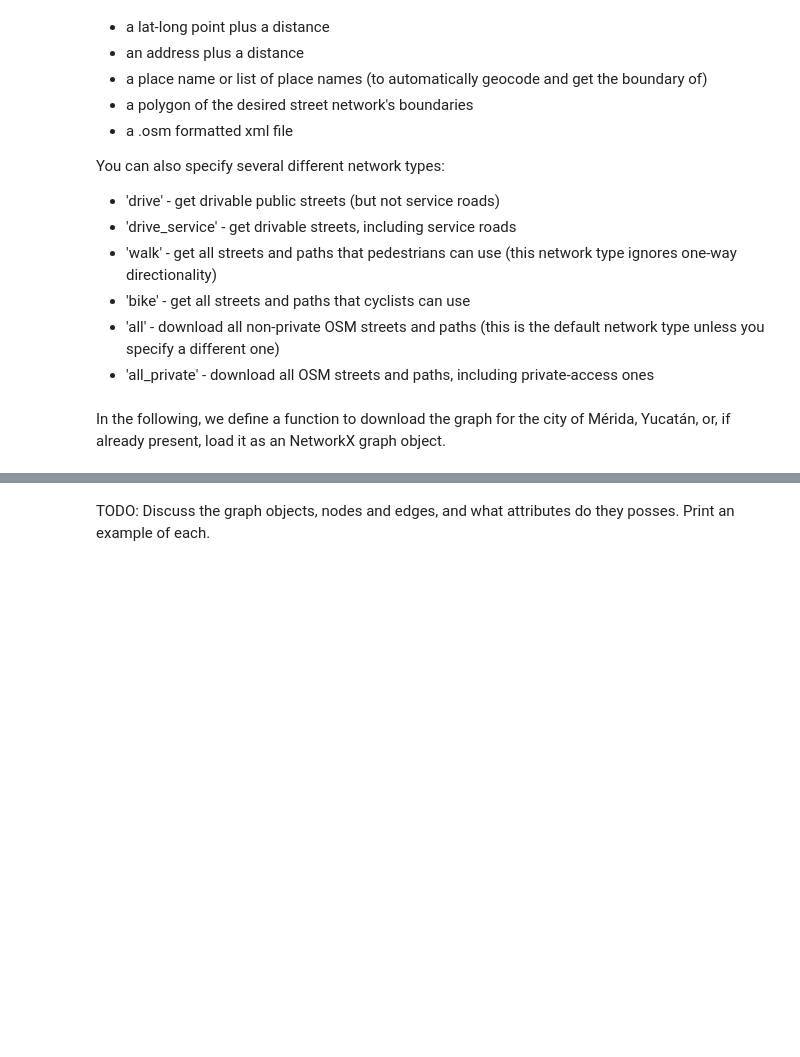
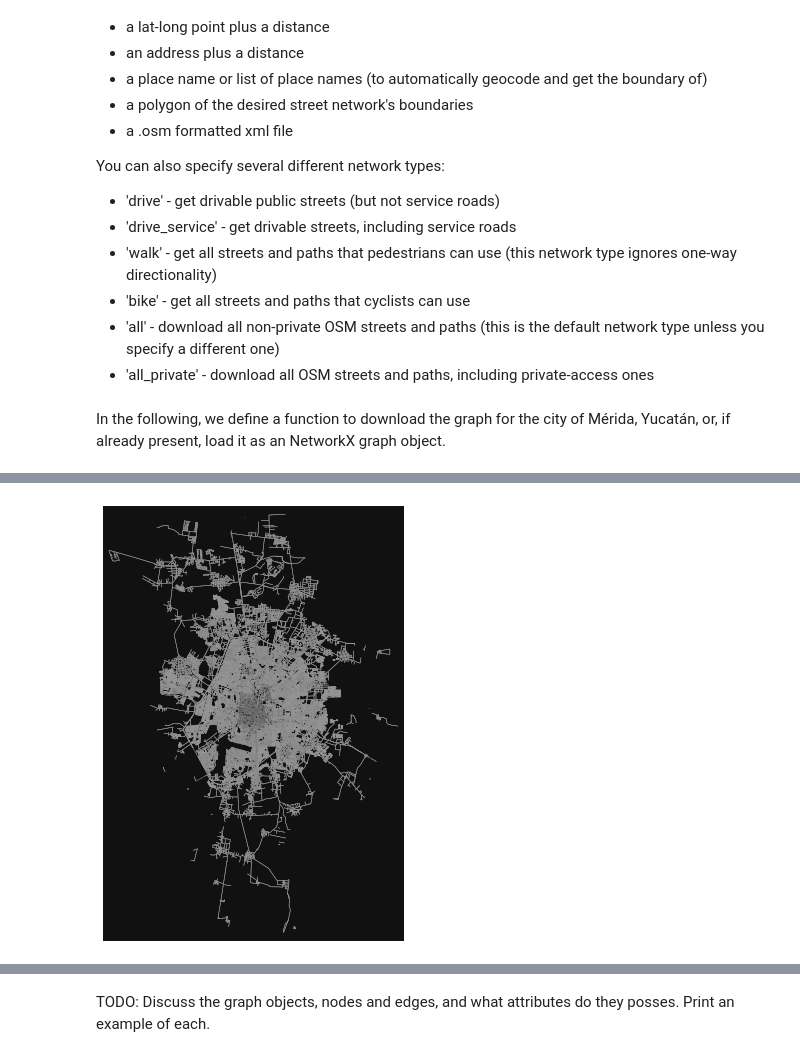
Before and after one commit to gperaza/road-network, a Jupyter notebook: notebooks/clean notebook.ipynb, the cells around one changed output, grey strips where cells are left out. Saved outputs shown, nothing was run; the diff lists cells and outputs as text; code cells hidden in the pictures; blank space fills up the shorter version.

```diff
--- a/notebooks/clean notebook.ipynb
+++ b/notebooks/clean notebook.ipynb
@@ -62,0 +99,26 @@ else:
+# %%
+places_county = [{'county' : 'Merida',
+             'state' : 'Yucatan',
+             'country' : 'Mexico'},
+             {'county' : 'Kanasin',
+             'state' : 'Yucatan',
+             'country' : 'Mexico'}]
+
+county = ox.graph_from_place(places_county,
+                           network_type='drive',
+                           retain_all=True
+                          )
+fig, ax = ox.plot_graph(county,
+                        #bgcolor='k',
+                        node_size=0,
+                        #node_color='#999999',
+                        #node_edgecolor='none',
+                        #node_zorder=2,
+                        #edge_color='#555555',
+                        edge_linewidth=0.5,
+                        #edge_alpha=1,
+                        #figsize=(50,50)
+                       )
+plt.close()
+# %% [output]
+[figure, added]
```
Also changed, not shown: parts of 24 cells of this notebook.
